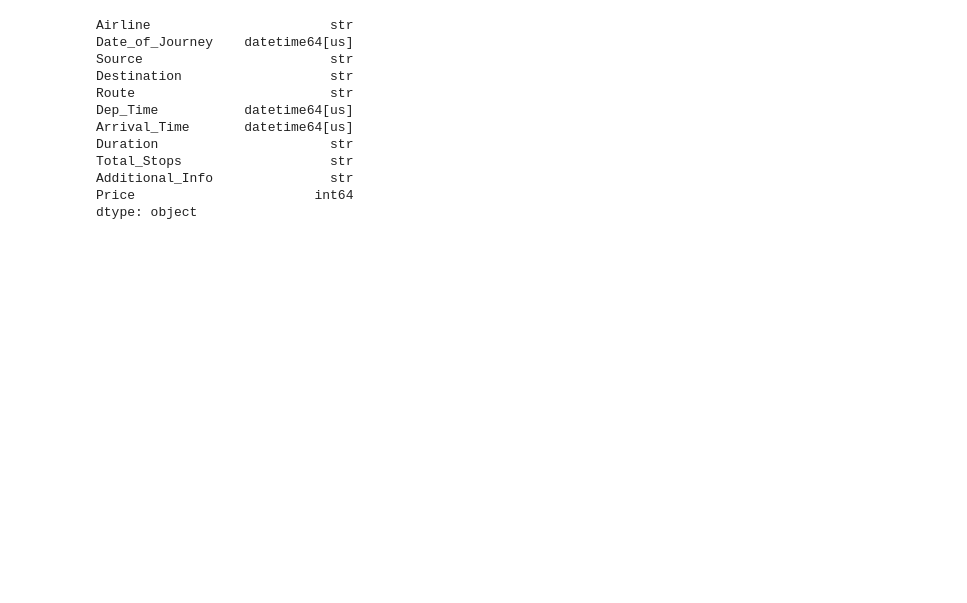
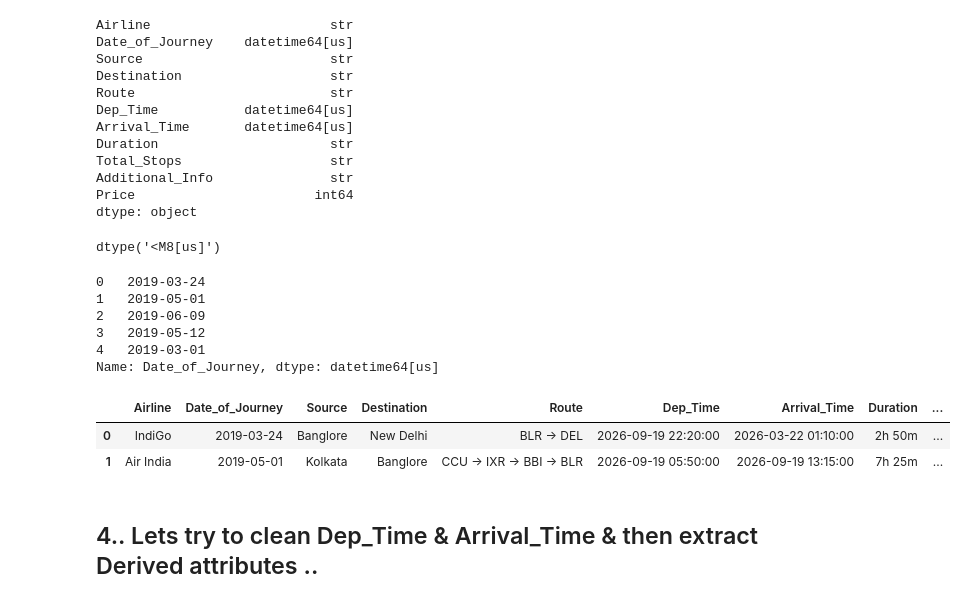
Before and after one commit to CyberWol-12/Airline-Fare-Prediction, a Jupyter notebook: flight_prediction.ipynb, the cells around one changed output. Drawn from its saved outputs; the diff is of its cells as text; code cells hidden in the pictures; blank space fills up the shorter version.

Commit message:
try to clean dep_time and arrival time

```diff
--- a/flight_prediction.ipynb
+++ b/flight_prediction.ipynb
@@ -354,3 +354,30 @@ Total_Stops                   str
 Additional_Info               str
 Price                       int64
 dtype: object
+# %%
+df['Date_of_Journey'].dtypes # column contate M8 -datetime data time with  nanosecond precision
+# %% [output]
+dtype('<M8[us]')
+# %%
+df['Date_of_Journey'].head()
+# %% [output]
+0   2019-03-24
+1   2019-05-01
+2   2019-06-09
+3   2019-05-12
+4   2019-03-01
+Name: Date_of_Journey, dtype: datetime64[us]
+# %%
+df['Journey_DAY'] = df['Date_of_Journey'].dt.day
+# %%
+df['Journey_MONTH'] = df['Date_of_Journey'].dt.month
+# %%
+df['Journey_YEAR'] = df['Date_of_Journey'].dt.year
+# %%
+df.head(2)
+# %% [output]
+|  | Airline | Date_of_Journey | Source | Destination | Route | Dep_Time | Arrival_Time | Duration | ... |
+| 0 | IndiGo | 2019-03-24 | Banglore | New Delhi | BLR → DEL | 2026-09-19 22:20:00 | 2026-03-22 01:10:00 | 2h 50m | ... |
+| 1 | Air India | 2019-05-01 | Kolkata | Banglore | CCU → IXR → BBI → BLR | 2026-09-19 05:50:00 | 2026-09-19 13:15:00 | 7h 25m | ... |
+# %% [markdown]
+## 4.. Lets try to clean Dep_Time & Arrival_Time & then extract Derived attributes ..
```
